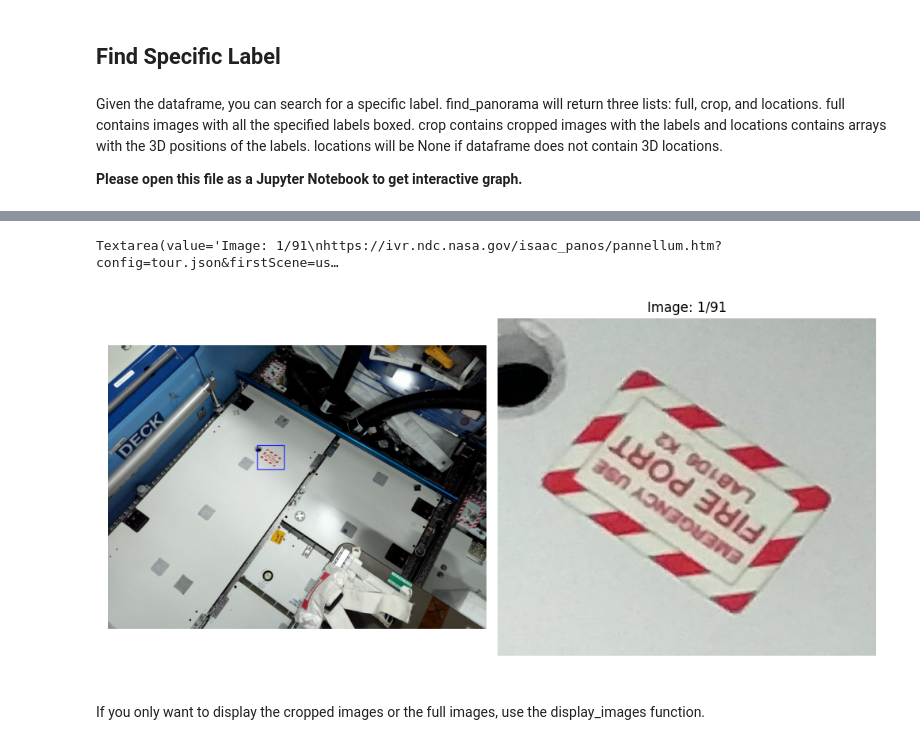
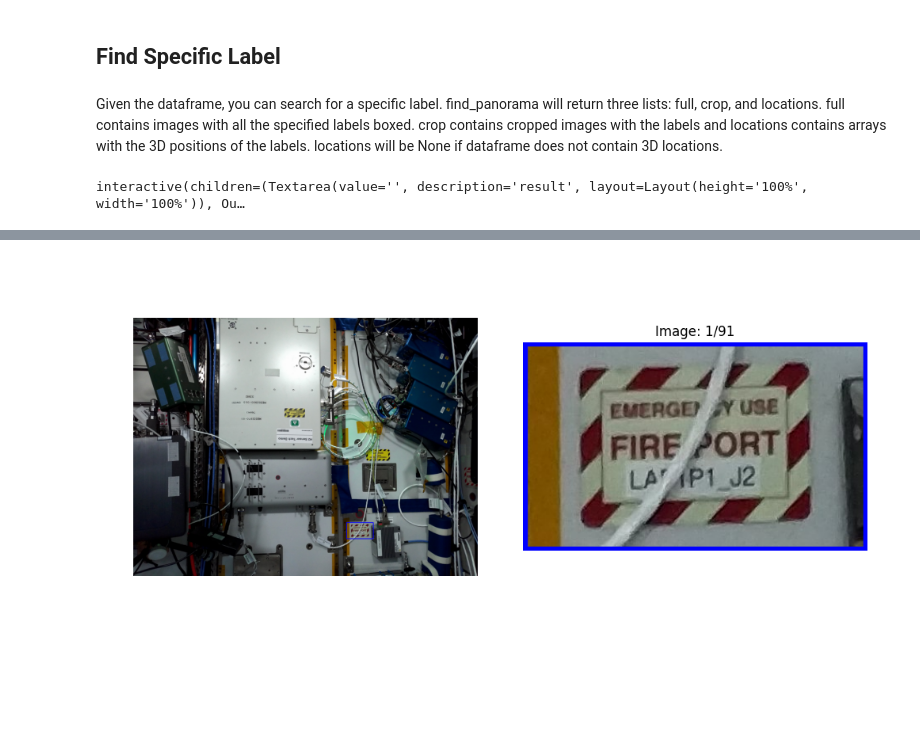
Before and after one commit to nasa/isaac, a Jupyter notebook: analyst/workspace/ocr_parse_image.ipynb, the cells around one changed output, grey strips where cells are left out. Saved outputs shown, nothing was run; the diff lists cells and outputs as text; code cells hidden in the pictures; blank space fills up the shorter version.

Commit message:
Fixed display

```diff
--- a/analyst/workspace/ocr_parse_image.ipynb
+++ b/analyst/workspace/ocr_parse_image.ipynb
@@ -74,16 +83,12 @@ ocr = Ocr.df_from_file('results/all_locations_final.csv')
 ## Find Specific Label
 # %% [markdown]
 Given the dataframe, you can search for a specific label. find_panorama will return three lists: full, crop, and locations. full contains images with all the specified labels boxed. crop contains cropped images with the labels and locations contains arrays with the 3D positions of the labels. locations will be None if dataframe does not contain 3D locations.
-
-**Please open this file as a Jupyter Notebook to get interactive graph.**
 # %%
 %matplotlib widget
 label = 'Fire Port'
-full, crop, locations = ocr.find_label(label)
+full, crop, locations = ocr.find_label(label, True)
 # %% [output]
+interactive(children=(Textarea(value='', description='result', layout=Layout(height='100%', width='100%')), Ou…
 [interactive output not drawn]
 [interactive output not drawn]
-Textarea(value='Image: 1/91\nhttps://ivr.ndc.nasa.gov/isaac_panos/pannellum.htm?config=tour.json&firstScene=us…
-[figure, old version]
+[figure, new version]
-# %% [markdown]
-If you only want to display the cropped images or the full images, use the display_images function.
```
Also changed, not shown: parts of 4 cells of this notebook, 5 other files.
